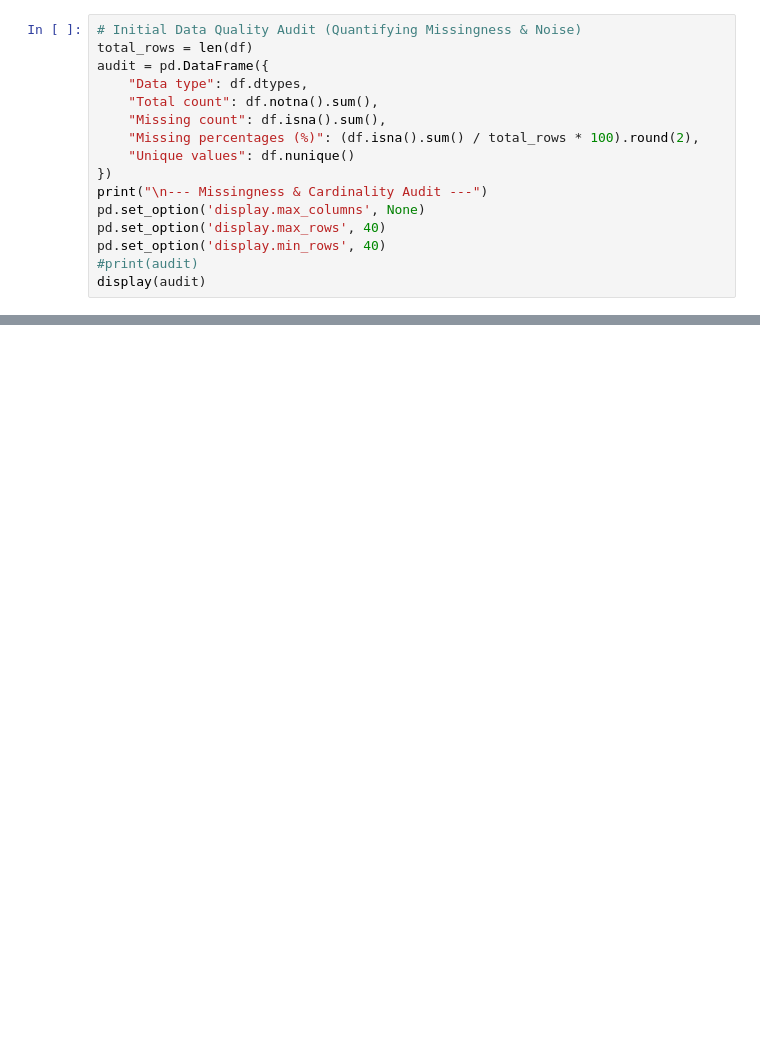
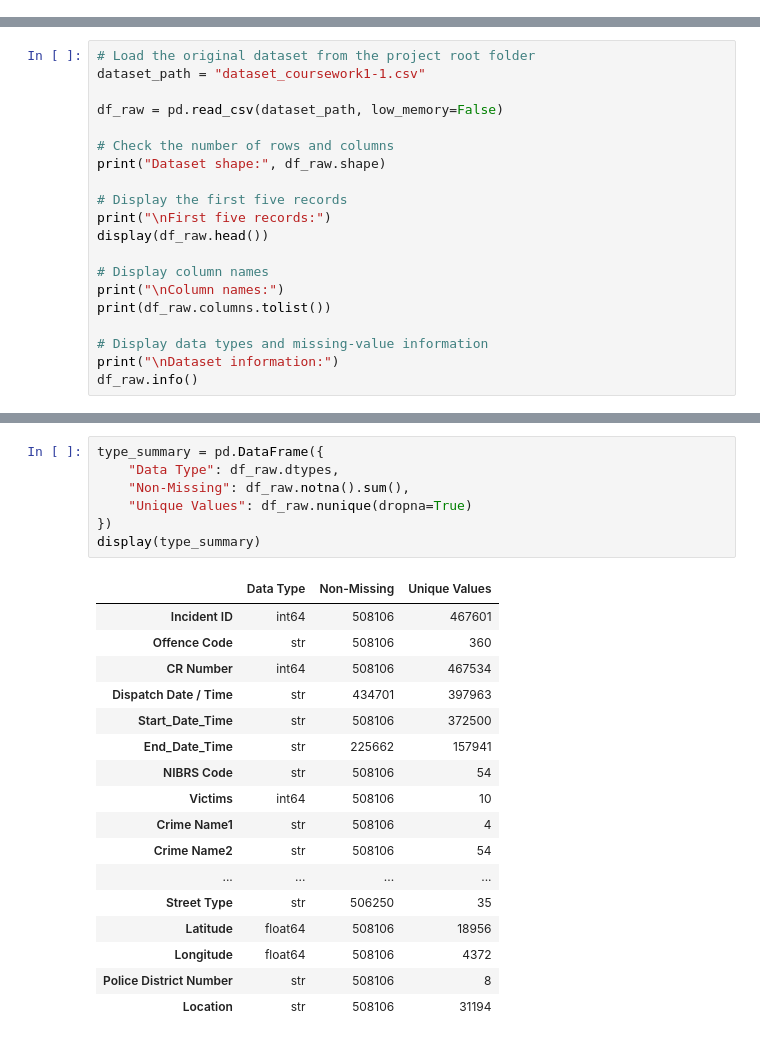
Before and after one commit to ArunaMahaGamage/MSC-AI-CW1, a Jupyter notebook: Group8-ADP.ipynb, the cells around one changed output, grey strips where cells are left out. Cells and saved outputs as stored; diff of their text form; blank space fills up the shorter version.

Commit message:
refactor(cw1): simplify data quality assessment and prepare shared dataset

```diff
--- a/Group8-ADP.ipynb
+++ b/Group8-ADP.ipynb
@@ -125,16 +0,0 @@ No rows will be removed during this assessment
-# %%
-# Initial Data Quality Audit (Quantifying Missingness & Noise)
-total_rows = len(df)
-audit = pd.DataFrame({
-    "Data type": df.dtypes,
-    "Total count": df.notna().sum(),
-    "Missing count": df.isna().sum(),
-    "Missing percentages (%)": (df.isna().sum() / total_rows * 100).round(2),
-    "Unique values": df.nunique()
-})
-print("\n--- Missingness & Cardinality Audit ---")
-pd.set_option('display.max_columns', None)
-pd.set_option('display.max_rows', 40)
-pd.set_option('display.min_rows', 40)
-#print(audit)
-display(audit)
@@ -623,0 +91,20 @@ Sample: CR Numbers with multiple Incident IDs
+# %%
+# Load the original dataset from the project root folder
+dataset_path = "dataset_coursework1-1.csv"
+
+df_raw = pd.read_csv(dataset_path, low_memory=False)
+
+# Check the number of rows and columns
+print("Dataset shape:", df_raw.shape)
+
+# Display the first five records
+print("\nFirst five records:")
+display(df_raw.head())
+
+# Display column names
+print("\nColumn names:")
+print(df_raw.columns.tolist())
+
+# Display data types and missing-value information
+print("\nDataset information:")
+df_raw.info()
@@ -623,0 +144,25 @@ Sample: CR Numbers with multiple Incident IDs
+# %%
+type_summary = pd.DataFrame({
+    "Data Type": df_raw.dtypes,
+    "Non-Missing": df_raw.notna().sum(),
+    "Unique Values": df_raw.nunique(dropna=True)
+})
+display(type_summary)
+# %% [output]
+|  | Data Type | Non-Missing | Unique Values |
+| Incident ID | int64 | 508106 | 467601 |
+| Offence Code | str | 508106 | 360 |
+| CR Number | int64 | 508106 | 467534 |
+| Dispatch Date / Time | str | 434701 | 397963 |
+| Start_Date_Time | str | 508106 | 372500 |
+| End_Date_Time | str | 225662 | 157941 |
+| NIBRS Code | str | 508106 | 54 |
+| Victims | int64 | 508106 | 10 |
+| Crime Name1 | str | 508106 | 4 |
+| Crime Name2 | str | 508106 | 54 |
+| ... | ... | ... | ... |
+| Street Type | str | 506250 | 35 |
+| Latitude | float64 | 508106 | 18956 |
+| Longitude | float64 | 508106 | 4372 |
+| Police District Number | str | 508106 | 8 |
+| Location | str | 508106 | 31194 |
```
Also changed, not shown: parts of 59 cells of this notebook.
